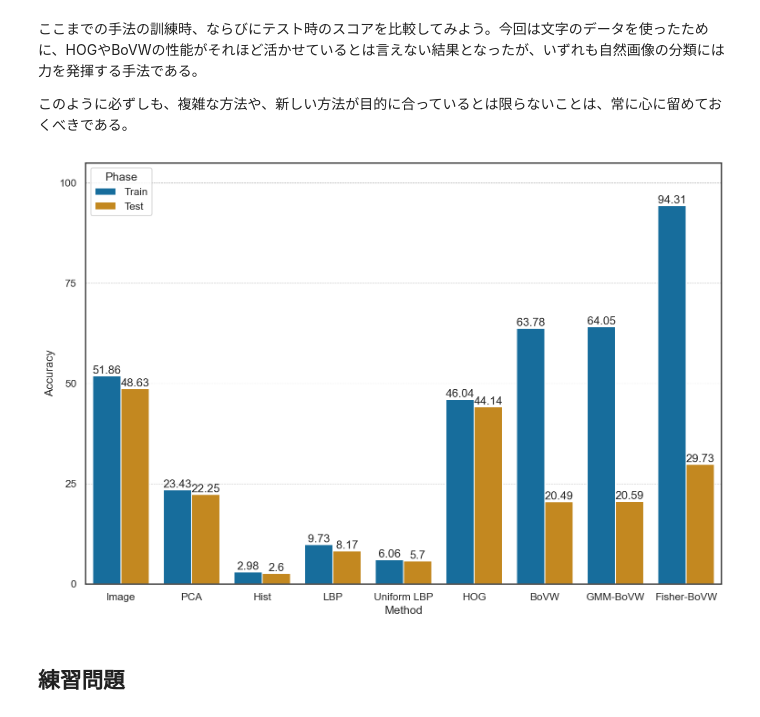
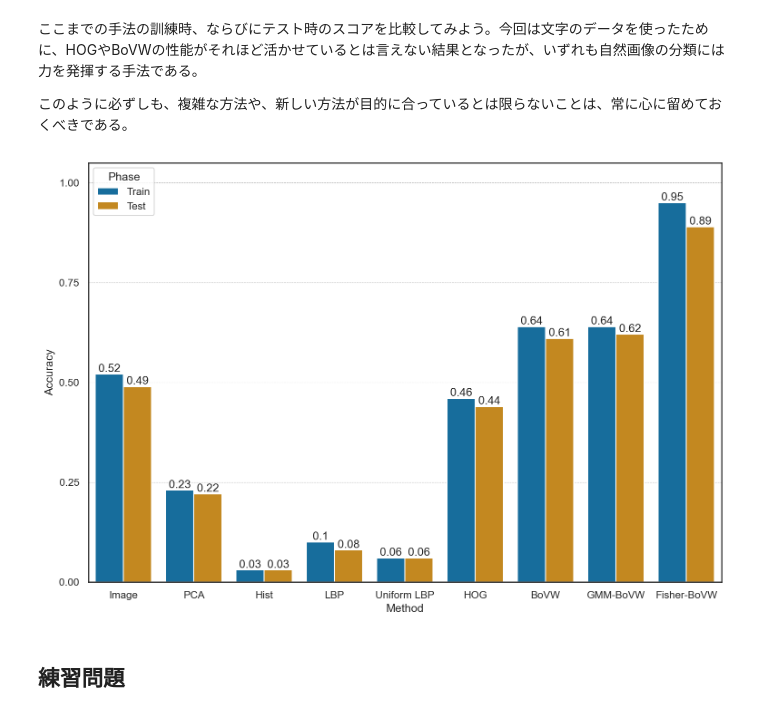
Before and after one commit to tatsy-classes/1284-sds-advml, a Jupyter notebook: contents/sec2/feature-extraction.ipynb, the cells around one changed output. Saved outputs shown, nothing was run; the diff lists cells and outputs as text; code cells hidden in the pictures.

```diff
--- a/contents/sec2/feature-extraction.ipynb
+++ b/contents/sec2/feature-extraction.ipynb
@@ -1120,8 +1110,7 @@ clf7 = MySGDClassifier(**sgd_params)
 clf7.fit(X_bovw2, y)
 # %%
 # 訓練時の識別精度の確認
-y_pred = clf7.predict(X_bovw2)
-acc_train = 100.0 * np.sum(y_pred == y) / len(y)
+acc_train = clf7.score(X_bovw2, y)
 glue("bovwg_acc_train", acc_train, display=False)
 result_df.loc[len(result_df), :] = ["GMM-BoVW", acc_train, "Train"]
 # %%
@@ -1136,8 +1125,7 @@ for x in tqdm(X_test):
 X_bovw2_test = np.stack(X_bovw2_test, axis=0)
 # %%
 # テスト時の識別精度の確認
-y_pred = clf7.predict(X_bovw2_test)
-acc_test = 100.0 * np.sum(y_pred == y_test) / len(y)
+acc_test = clf7.score(X_bovw2_test, y_test)
 glue("bovwg_acc_test", acc_test, display=False)
 result_df.loc[len(result_df), :] = ["GMM-BoVW", acc_test, "Test"]
 # %% [markdown]
@@ -1281,8 +1269,7 @@ clf8 = MySGDClassifier(**sgd_params)
 clf8.fit(X_fv, y)
 # %%
 # 訓練時の識別精度の確認
-y_pred = clf8.predict(X_fv)
-acc_train = 100.0 * np.sum(y_pred == y) / len(y)
+acc_train = clf8.score(X_fv, y)
 glue("fisher_acc_train", acc_train, display=False)
 result_df.loc[len(result_df), :] = ["Fisher-BoVW", acc_train, "Train"]
 # %%
@@ -1313,8 +1300,7 @@ for x in tqdm(X_test):
 X_fv_test = np.stack(X_fv_test, axis=0)
 # %%
 # テスト時の識別精度の確認
-y_pred = clf8.predict(X_fv_test)
-acc_test = 100.0 * np.sum(y_pred == y_test) / len(y)
+acc_test = clf8.score(X_fv_test, y_test)
 glue("fisher_acc_test", acc_train, display=False)
 result_df.loc[len(result_df), :] = ["Fisher-BoVW", acc_test, "Test"]
 # %% [markdown]
@@ -1331,23 +1317,23 @@ result_df.loc[len(result_df), :] = ["Fisher-BoVW", acc_test, "Test"]
 # %%
 plt.figure(figsize=(12, 8))
 
 ax = sns.barplot(
     x="Method",
     y="Accuracy",
     hue="Phase",
     data=result_df.round(2),
     errwidth=0,
 )
 
 for i in ax.containers:
     ax.bar_label(i)
 
-plt.yticks(np.linspace(0, 100, 5))
-plt.ylim([0, 105])
+plt.yticks(np.linspace(0, 1, 5))
+plt.ylim([0, 1.05])
 plt.grid(axis="y", color="gray", linestyle="--", linewidth=0.5)
 plt.show()
 # %% [output]
-[figure, old version]
+[figure, new version]
 # %% [markdown]
 ## 練習問題
 # %% [markdown]
```
Also changed, not shown: parts of 19 cells of this notebook, 1 other file.
